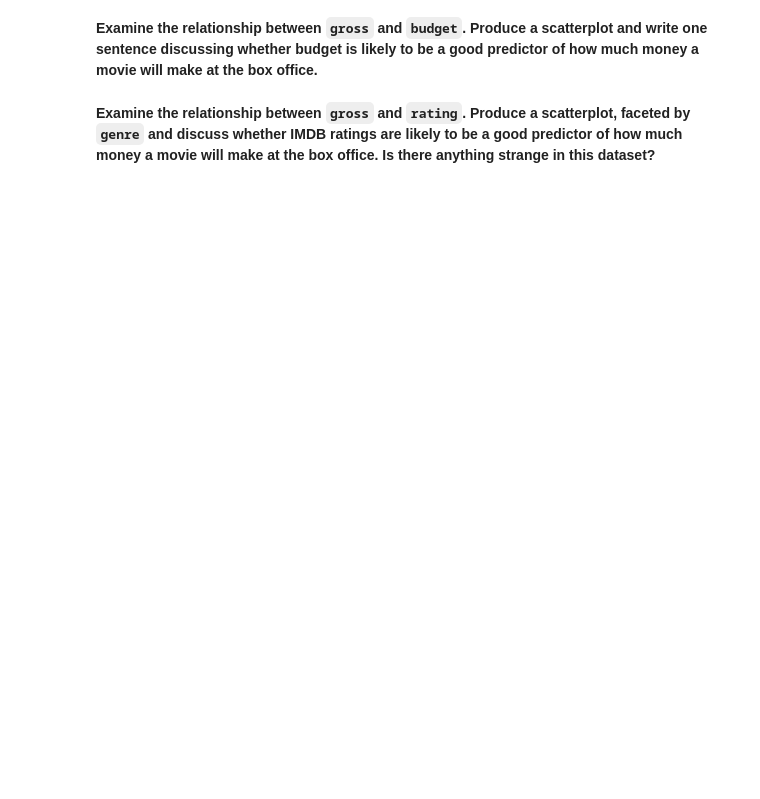
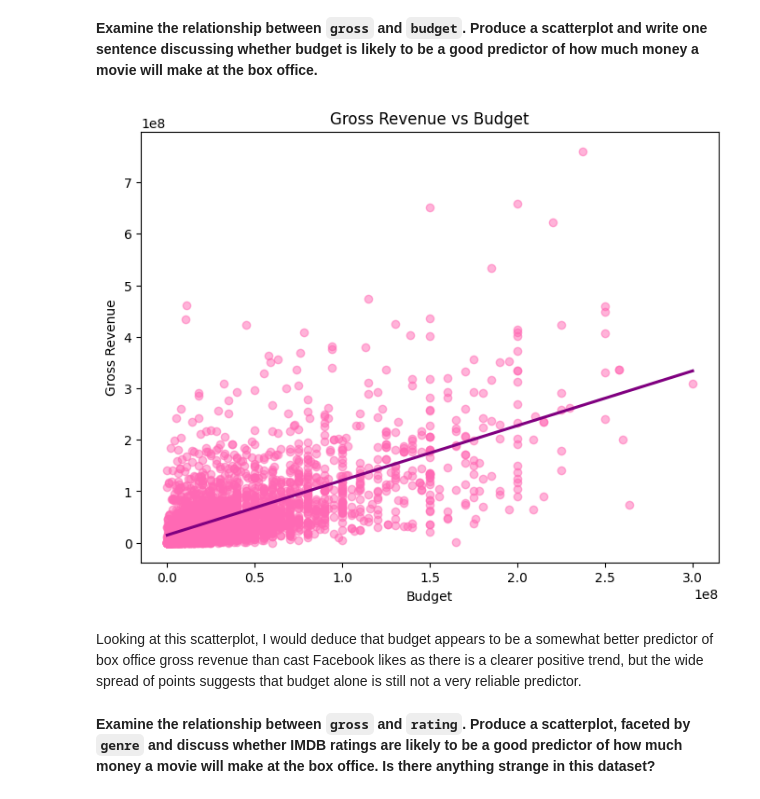
Before and after one commit to AnnaMariaReidel/Analytics-Through-Coding-AUT25-teaching, a Jupyter notebook: Session_2/Homework.ipynb, the cells around one changed output. Drawn from its saved outputs; the diff is of its cells as text; code cells hidden in the pictures; blank space fills up the shorter version.

```diff
--- a/Session_2/Homework.ipynb
+++ b/Session_2/Homework.ipynb
@@ -54,5 +195,24 @@ Besides the obvious variables of `title`, `genre`, `director`, `year`, and `dura
 # %% [markdown]
 **Examine the relationship between `gross` and `budget`. Produce a scatterplot and write one sentence discussing whether budget is likely to be a good predictor of how much money a movie will make at the box office.**
+# %%
+plt.figure(figsize=(8,6))
+sns.regplot(
+    data = movies,
+    x = "budget",
+    y = "gross",
+    scatter_kws = {"color":"hotpink", "alpha":0.5},
+    line_kws = {"color":"purple"},
+    ci = None
+)
+
+plt.title("Gross Revenue vs Budget")
+plt.xlabel("Budget")
+plt.ylabel("Gross Revenue")
+plt.show()
+# %% [output]
+[figure, added]
+# %% [markdown]
+Looking at this scatterplot, I would deduce that budget appears to be a somewhat better predictor of box office gross revenue than cast Facebook likes as there is a clearer positive trend, but the wide spread of points suggests that budget alone is still not a very reliable predictor.
 # %% [markdown]
 **Examine the relationship between `gross` and `rating`. Produce a scatterplot, faceted by `genre` and discuss whether IMDB ratings are likely to be a good predictor of how much money a movie will make at the box office. Is there anything strange in this dataset?**
 # %%
```
Also changed, not shown: parts of 14 cells of this notebook, 1 other file.
